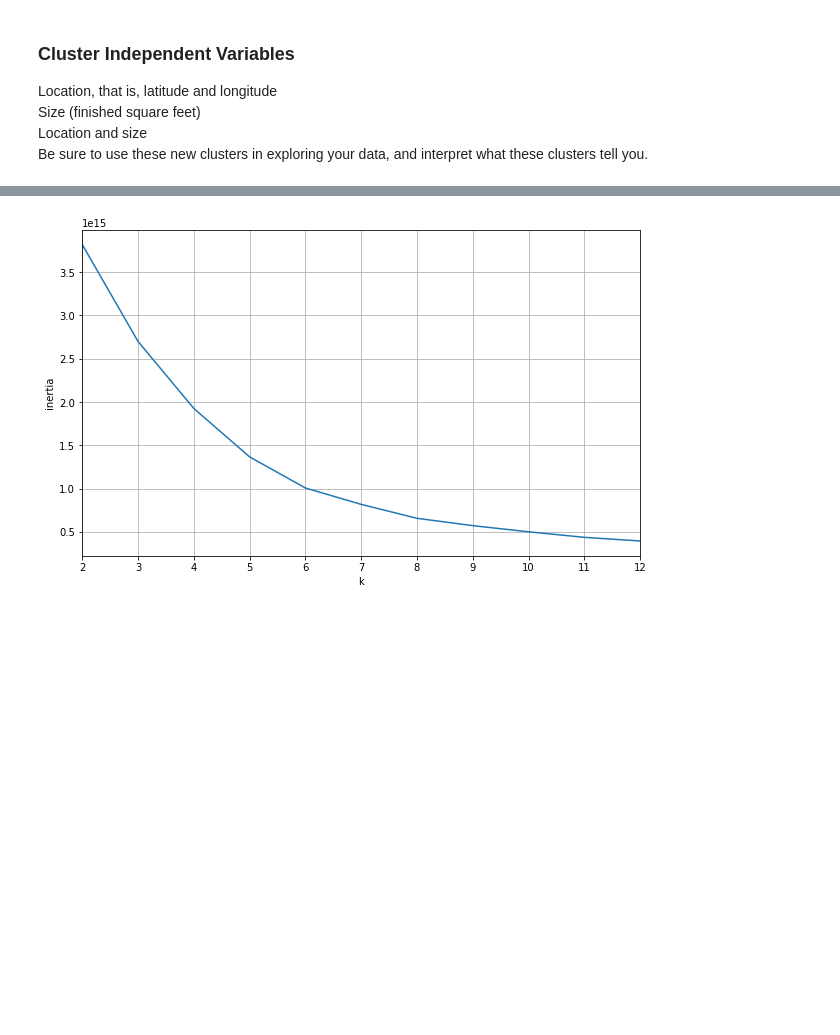
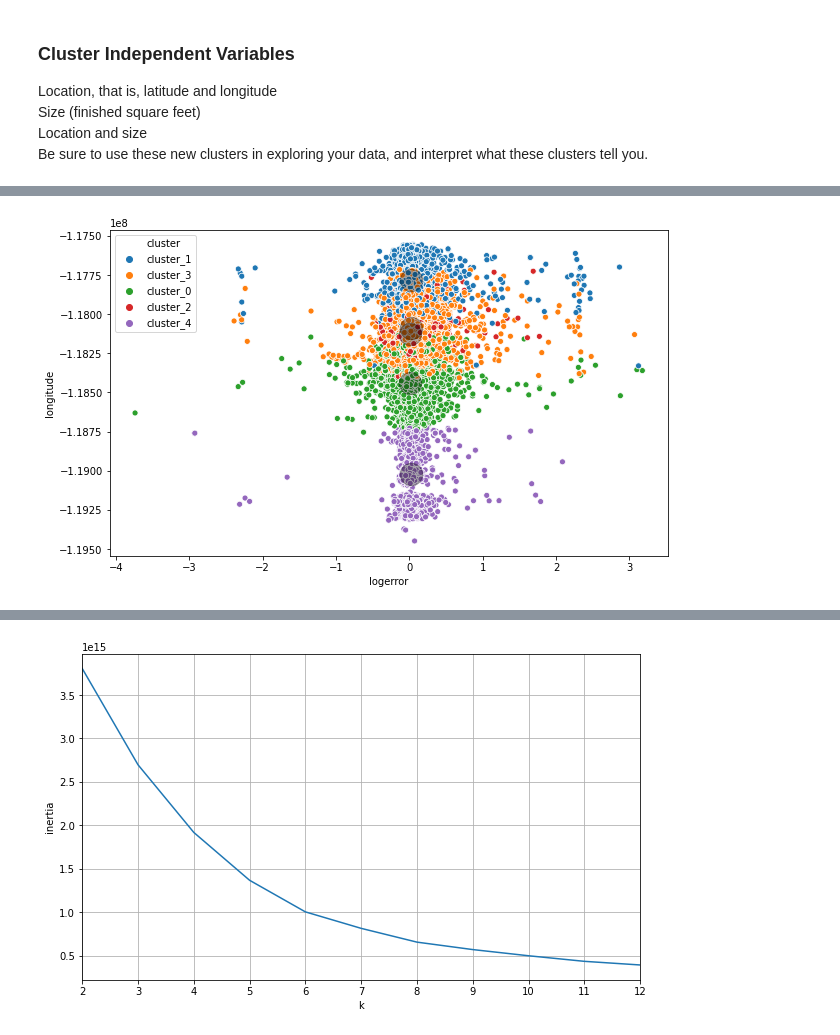
Before and after one commit to clustering-zillow/clustering-zillow, a Jupyter notebook: zillow_cluster_ravinder.ipynb, the cells around one changed output, grey strips where cells are left out. Saved outputs shown, nothing was run; the diff lists cells and outputs as text; code cells hidden in the pictures; blank space fills up the shorter version.

```diff
--- a/zillow_cluster_ravinder.ipynb
+++ b/zillow_cluster_ravinder.ipynb
@@ -278,0 +274,4 @@ sns.scatterplot(x = 'latitude', y = 'longitude', data = train, hue = 'cluster')
+# %%
+scatter_plot('logerror','longitude',train,kmeans, X_scaled, scaler)
+# %% [output]
+[figure, added]
```
Also changed, not shown: parts of 24 cells of this notebook.
